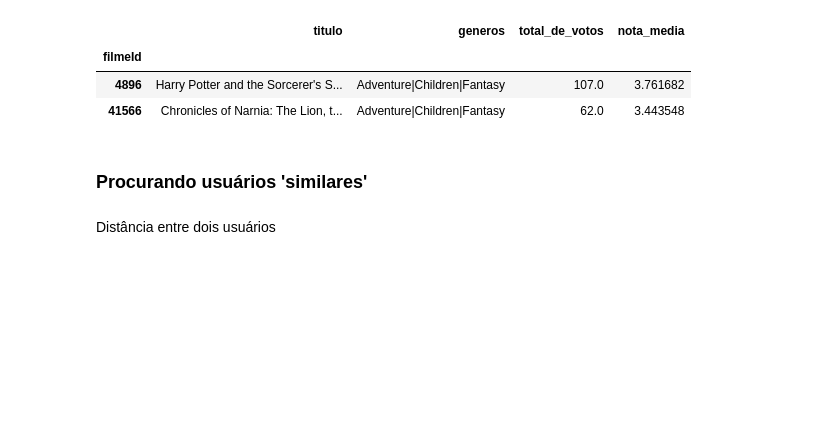
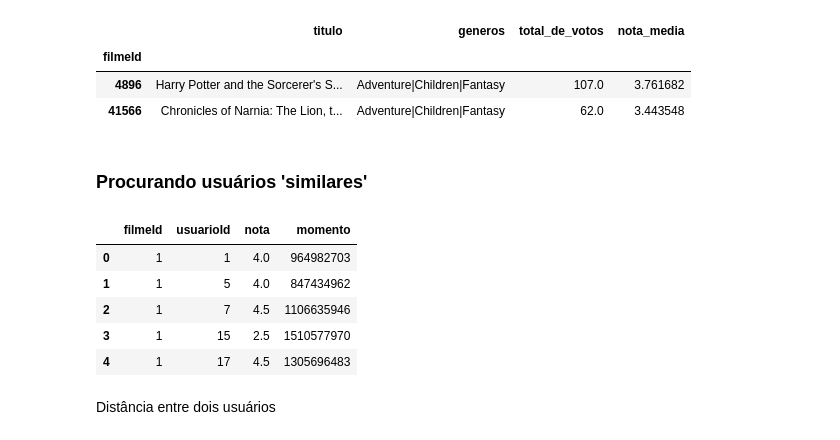
Before and after one commit to LilianeAquino/notebooks_cursos_alura, a Jupyter notebook: Introdução a sistemas de recomendação/sistema_recomendacao_filmes.ipynb, the cells around one changed output. Drawn from its saved outputs; the diff is of its cells as text; code cells hidden in the pictures; blank space fills up the shorter version.

```diff
--- a/Introdução a sistemas de recomendação/sistema_recomendacao_filmes.ipynb
+++ b/Introdução a sistemas de recomendação/sistema_recomendacao_filmes.ipynb
@@ -117,6 +117,18 @@ aventura_infantil_fantasia.drop(eu_assisti, errors='ignore').sort_values('nota_m
 | 41566 | Chronicles of Narnia: The Lion, t... | Adventure|Children|Fantasy | 62.0 | 3.443548 |
 # %% [markdown]
 ### Procurando usuários 'similares'
+# %%
+filmes_com_mais_de_50_votos = filmes.query('total_de_votos>=50')
+notas = notas.set_index('filmeId').loc[filmes_com_mais_de_50_votos.index]
+notas.reset_index(inplace=True)
+notas.head()
+# %% [output]
+|  | filmeId | usuarioId | nota | momento |
+| 0 | 1 | 1 | 4.0 | 964982703 |
+| 1 | 1 | 5 | 4.0 | 847434962 |
+| 2 | 1 | 7 | 4.5 | 1106635946 |
+| 3 | 1 | 15 | 2.5 | 1510577970 |
+| 4 | 1 | 17 | 4.5 | 1305696483 |
 # %% [markdown]
 Distância entre dois usuários
 # %%
```
Also changed, not shown: parts of 11 cells of this notebook.
